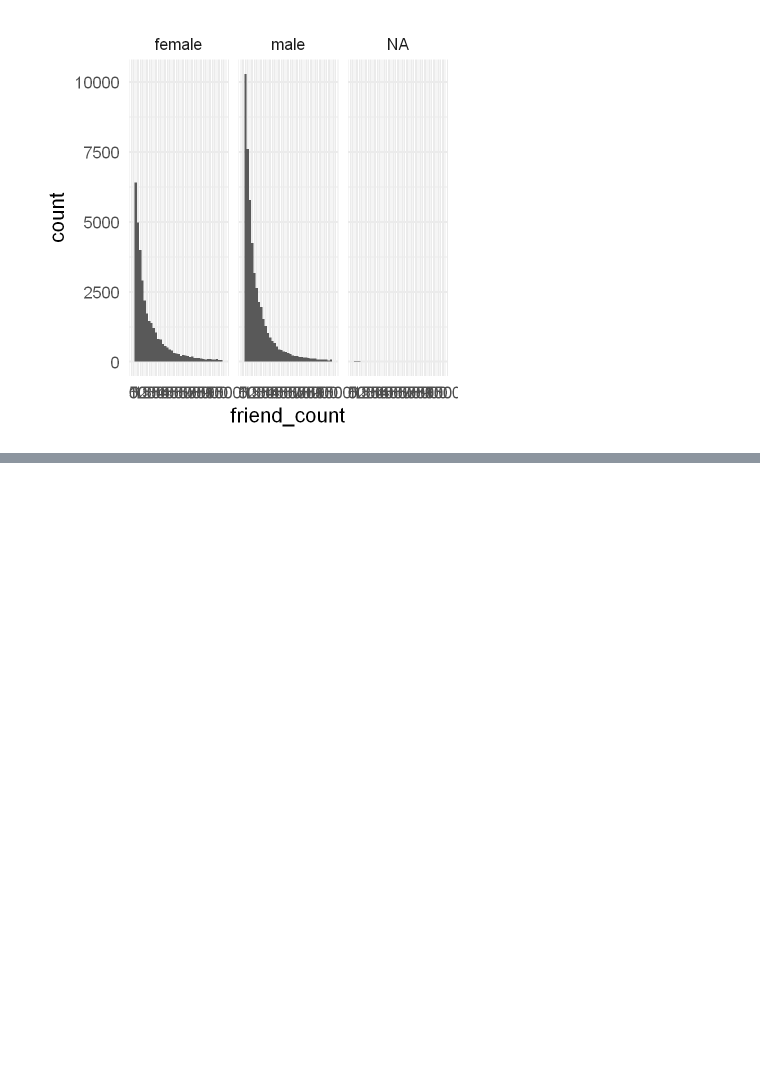
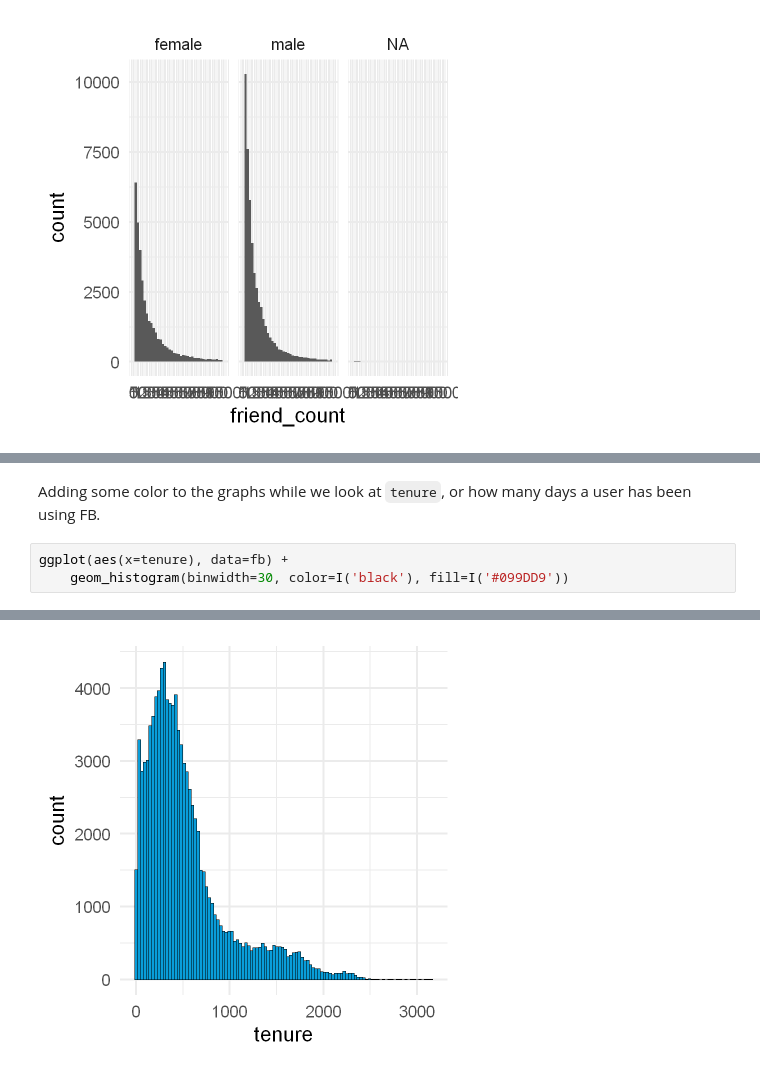
Before and after one commit to birbarino/R-Projects, a Jupyter notebook: intro-to-r/intro-to-r.ipynb, the cells around one changed output, grey strips where cells are left out. Cells and saved outputs as stored; diff of their text form; blank space fills up the shorter version.

```diff
--- a/intro-to-r/intro-to-r.ipynb
+++ b/intro-to-r/intro-to-r.ipynb
@@ -792,0 +828,6 @@ Warning message:
+# %% [markdown]
+Adding some color to the graphs while we look at `tenure`, or how many days a user has been using FB.
+# %%
+ggplot(aes(x=tenure), data=fb) +
+    geom_histogram(binwidth=30, color=I('black'), fill=I('#099DD9'))
+# %% [output]
@@ -792,0 +836 @@ Warning message:
+[figure, added]
```
Also changed, not shown: parts of 14 cells of this notebook.
